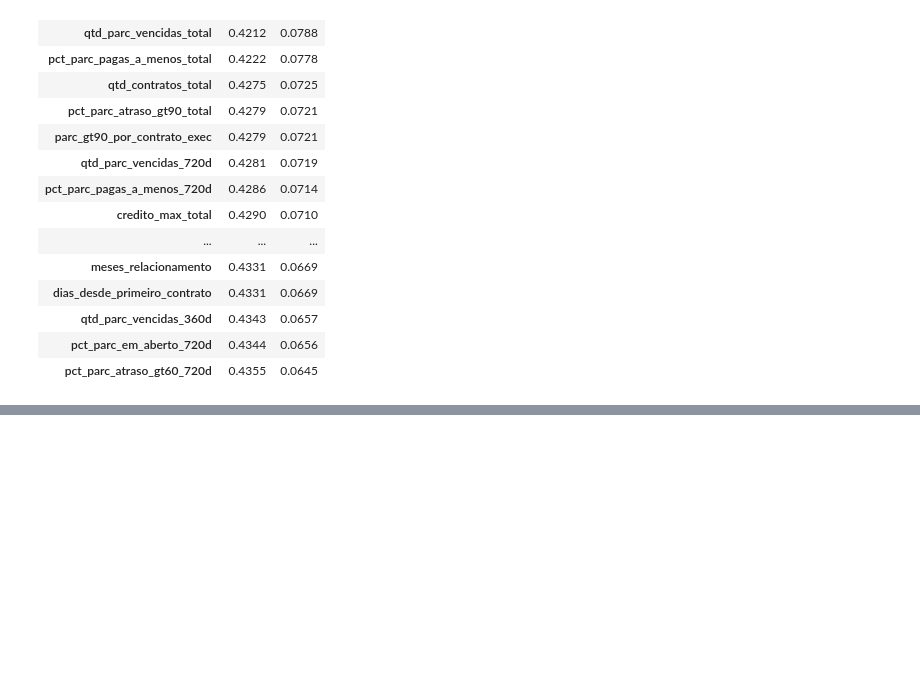
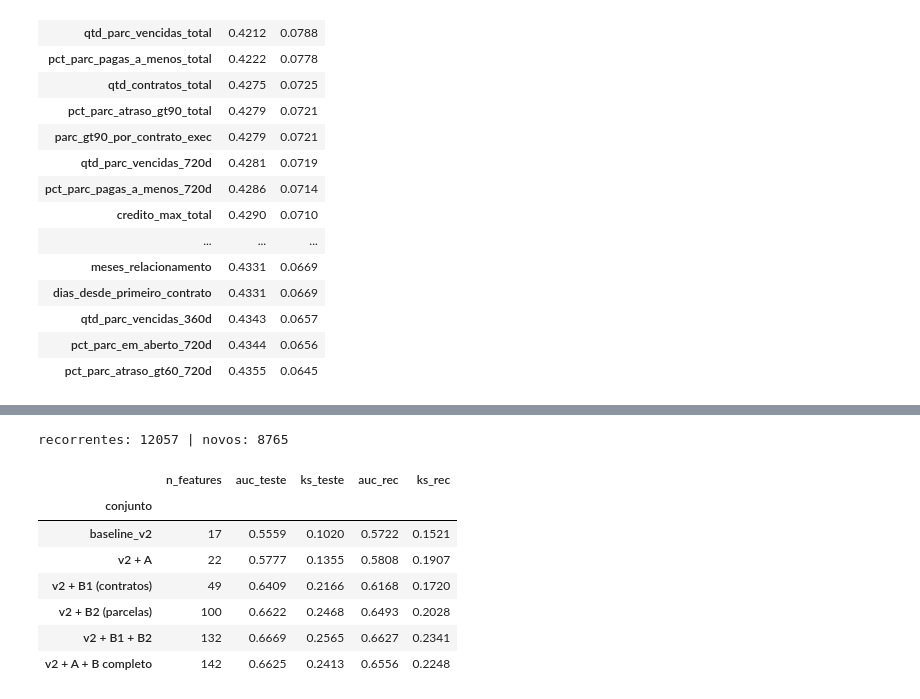
Before and after one commit to Gabverz/DS-Accelerator, a Jupyter notebook: notebooks/03_features_modelagem.ipynb, the cells around one changed output, grey strips where cells are left out. Saved outputs shown, nothing was run; the diff lists cells and outputs as text; code cells hidden in the pictures; blank space fills up the shorter version.

Commit message:
docs: auditoria do grupo B (recorrentes, ablação, checagem de vazamento e versão de parcela)

```diff
--- a/notebooks/03_features_modelagem.ipynb
+++ b/notebooks/03_features_modelagem.ipynb
@@ -1321,0 +1326,22 @@ versao_parcela: {np.int64(0): 557558, np.int64(1): 986987, np.int64(2): 67709, n
+# %%
+# ============================================================
+# Bloco 5: ablação refeita com a regra correta de recorrente (cliente em tr_com)
+# ============================================================
+df_teste = base_treino.loc[teste.index]
+rec_teste = df_teste["id_cliente"].isin(tr_com["id_cliente"]).to_numpy()
+print("recorrentes:", int(rec_teste.sum()), "| novos:", int((~rec_teste).sum()))   # esperado 12057 / 8765
+
+linhas = []
+for nome, cols in conjuntos.items():
+    linhas.append({"conjunto": nome, "n_features": len(cols), **avaliar(base_treino, cols, rec_teste)})
+display(pd.DataFrame(linhas).set_index("conjunto").round(4))
+# %% [output]
+recorrentes: 12057 | novos: 8765
+|  | n_features | auc_teste | ks_teste | auc_rec | ks_rec |
+| conjunto |  |  |  |  |  |
+| baseline_v2 | 17 | 0.5559 | 0.1020 | 0.5722 | 0.1521 |
+| v2 + A | 22 | 0.5777 | 0.1355 | 0.5808 | 0.1907 |
+| v2 + B1 (contratos) | 49 | 0.6409 | 0.2166 | 0.6168 | 0.1720 |
+| v2 + B2 (parcelas) | 100 | 0.6622 | 0.2468 | 0.6493 | 0.2028 |
+| v2 + B1 + B2 | 132 | 0.6669 | 0.2565 | 0.6627 | 0.2341 |
+| v2 + A + B completo | 142 | 0.6625 | 0.2413 | 0.6556 | 0.2248 |
```
Also changed, not shown: parts of 5 cells of this notebook.
